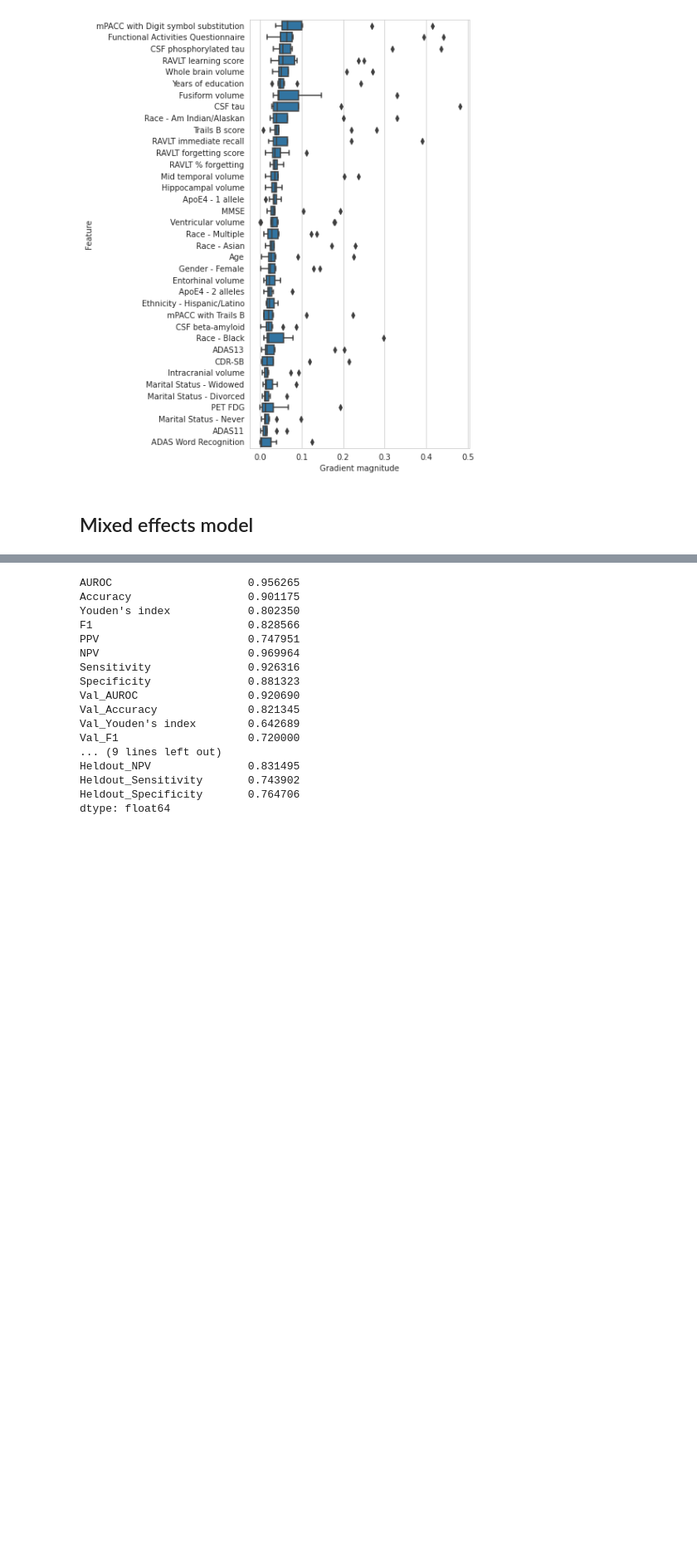
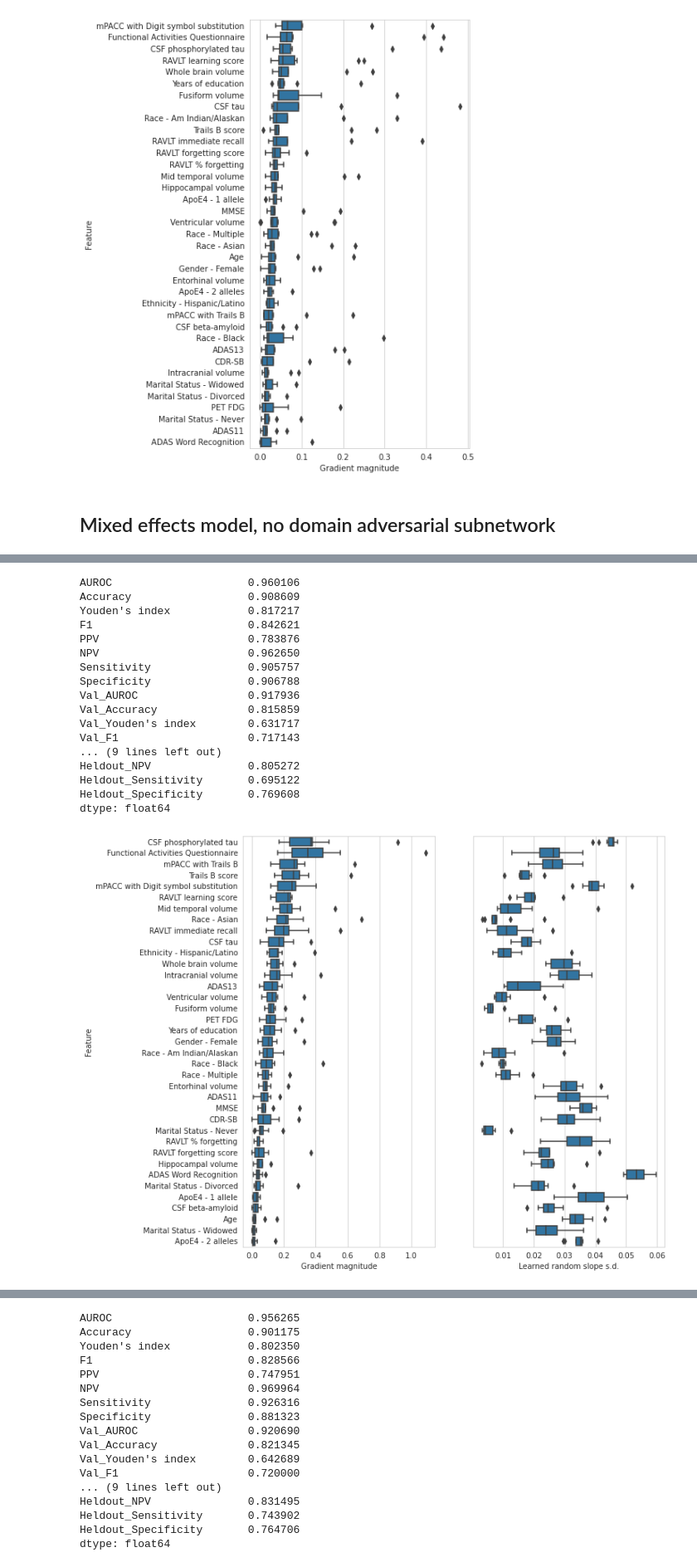
Before and after one commit to DeepLearningForPrecisionHealthLab/ARMED_MixedEffectsDL, a Jupyter notebook: ad_conversion/model_comparison.ipynb, the cells around one changed output, grey strips where cells are left out. Shown: that part at 83% size. Saved outputs shown, nothing was run; the diff lists cells and outputs as text; code cells hidden in the pictures; blank space fills up the shorter version.

```diff
--- a/ad_conversion/model_comparison.ipynb
+++ b/ad_conversion/model_comparison.ipynb
@@ -172,7 +212,7 @@ def get_random_intercepts(model):
     return pd.DataFrame({'Site': kfolds.z.columns, 'Random intercept': arrRandomInt})
 
 def cross_validate(model_class, outer_fold=None, use_z=False, evaluate_heldout_sites=False,
-                   build_args={}, compile_args={}):
+                   build_args={}, compile_args={}, randomize_z=False):
     """Perform cross-validation and compute feature gradients. Specify outer_fold to perform
     cross-validation on one of the inner k-folds (e.g. to tune hyperparameters), otherwise
     use the outer k-folds for final evaluation.
@@ -213,6 +253,12 @@ def cross_validate(model_class, outer_fold=None, use_z=False, evaluate_heldout_s
 
         tf.random.set_seed(283)
         model = model_class(**build_args)
+
+        # Randomize Z input for RE ablation test
+        if randomize_z:
+            zVal = make_random_onehot(xVal.shape[0], zTrain.shape[1])
+            zHeldout = make_random_onehot(xHeldout.shape[0], zTrain.shape[1])
+
         if use_z:
             dataTrain = (xTrain, zTrain)
             dataVal = (xVal, zVal)
@@ -388,4 +434,33 @@ Heldout_Specificity       0.700980
 dtype: float64
 [figure]
 # %% [markdown]
-## Mixed effects model
+## Mixed effects model, no domain adversarial subnetwork
+# %%
+dictBuild = {'n_features': kfolds.x.shape[1],
+             'n_clusters': kfolds.z.shape[1],
+             'adversary_layer_units': [8, 8, 4],
+             'slope_posterior_init_scale': 0.1,
+             'intercept_posterior_init_scale': 0.1,
+             'slope_prior_scale': 0.15,
+             'intercept_prior_scale': 0.1,
+             'kl_weight': 0.001}
+dictCompile = {'loss_class_fe_weight': 1.0, 'loss_gen_weight': 0., 'loss_class_me_weight': 1.0}
+dfResultsME, dfGradsME, dfRandomSlopeSD, dfRandomIntercept = cross_validate(MixedEffectsMLP,
+                                                                            use_z=True,
+                                                                            evaluate_heldout_sites=True,
+                                                                            build_args=dictBuild,
+                                                                            compile_args=dictCompile)
+
+fig, ax = plt.subplots(1, 2, figsize=(10, 10), sharey=True)
+lsSortOrder = dfGradsME.groupby('Feature').median().sort_values('Gradient', ascending=False).index
+sns.boxplot(data=dfGradsME, x='Gradient', y='Feature', orient='h', order=lsSortOrder, ax=ax[0], color='C0')
+sns.boxplot(data=dfRandomSlopeSD, x='S.D.', y='Feature', orient='h', order=lsSortOrder, ax=ax[1], color='C0')
+ax[0].set_xlabel('Gradient magnitude')
+ax[1].set_ylabel(None)
+ax[1].set_xlabel('Learned random slope s.d.')
+
+fig.savefig(os.path.join(strOutputDir, 'mixedeffects_noda.svg'), bbox_inches='tight')
+fig.savefig(os.path.join(strOutputDir, 'mixedeffects_noda.png'), bbox_inches='tight')
+
+print(dfResultsME.median())
+# %% [output]
@@ -391,0 +469,18 @@ dtype: float64
+AUROC                     0.960106
+Accuracy                  0.908609
+Youden's index            0.817217
+F1                        0.842621
+PPV                       0.783876
+NPV                       0.962650
+Sensitivity               0.905757
+Specificity               0.906788
+Val_AUROC                 0.917936
+Val_Accuracy              0.815859
+Val_Youden's index        0.631717
+Val_F1                    0.717143
+... (9 lines left out)
+Heldout_NPV               0.805272
+Heldout_Sensitivity       0.695122
+Heldout_Specificity       0.769608
+dtype: float64
+[figure, added]
```
Also changed, not shown: parts of 10 cells of this notebook, 6 other files.
